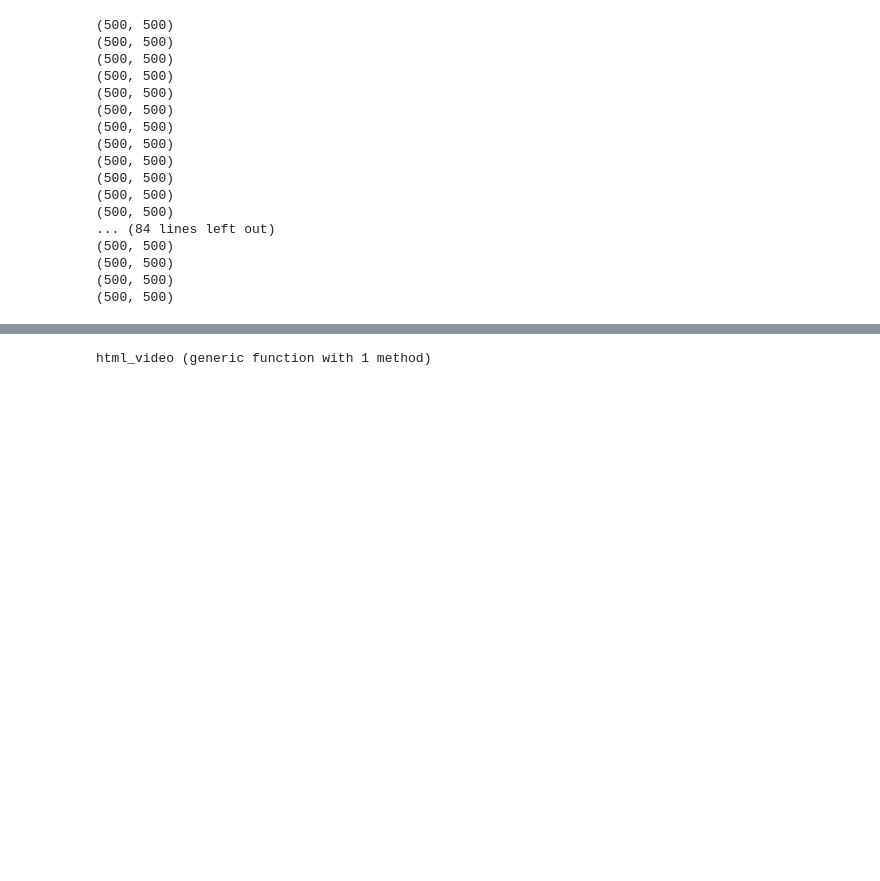
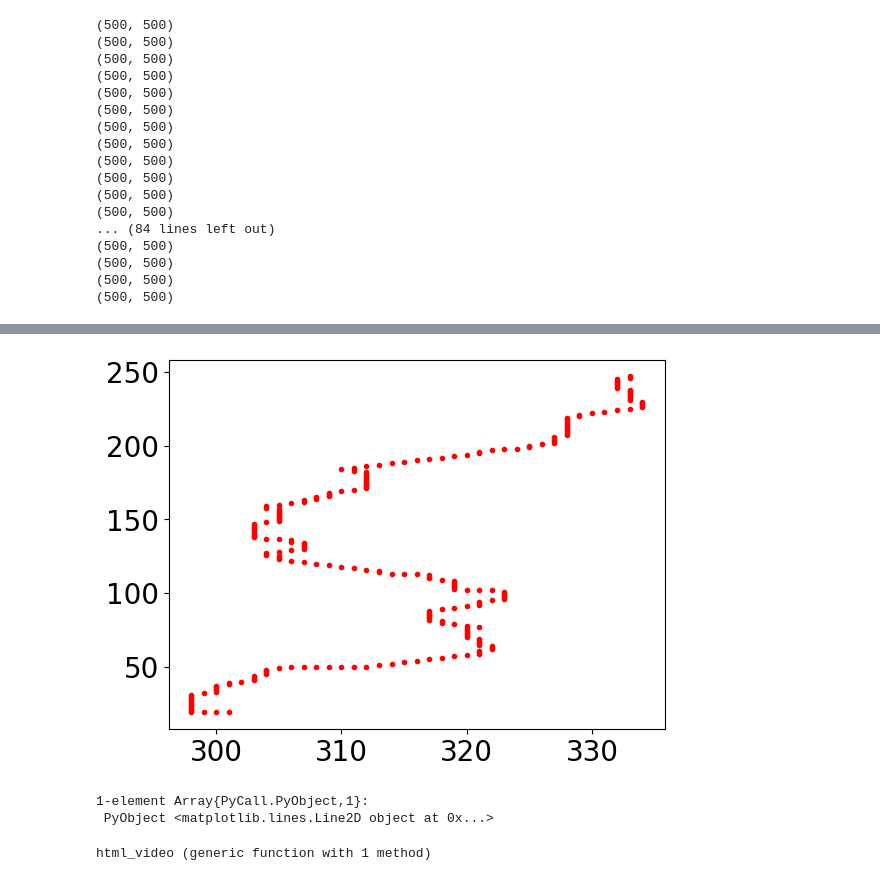
Before and after one commit to ruetg/LEMUR, a Jupyter notebook: julia/lemur.ipynb, the cells around one changed output, grey strips where cells are left out. Cells and saved outputs as stored; diff of their text form; code cells hidden in the pictures; blank space fills up the shorter version.

```diff
--- a/julia/lemur.ipynb
+++ b/julia/lemur.ipynb
@@ -364,3 +352,14 @@ v = PyPlot.cm.get_cmap("jet", 256)
 ncolor = v(1:256)
 ncolor[1,:] .= Array{Float64}([0,0,0,1])
 v._lut = ncolor
+# %%
+rcParams = PyPlot.PyDict(PyPlot.matplotlib."rcParams")
+font0 = Dict(
+        "font.size" => 18,
+        "axes.labelweight" => "bold",
+        "axes.labelsize" => 16,
+        "xtick.labelsize" => 20,
+        "ytick.labelsize" => 20,
+        "legend.fontsize" => 20,
+)
+merge!(rcParams, font0)
@@ -475,3 +509,9 @@ LoadError: syntax: extra token "convert" after end of expression
+# %%
+PyPlot.plot(Array{Float64}(floor.((idx) ./ 500)) .+ 1, 250 .- Array{Float64}(idx .% 500 .+ 1),".r")
+# %% [output]
+[figure, added]
+1-element Array{PyCall.PyObject,1}:
+ PyObject <matplotlib.lines.Line2D object at 0x...>
 # %%
 function html_video(filename)
     open(filename) do f
```
Also changed, not shown: parts of 24 cells of this notebook, 7 other files.
